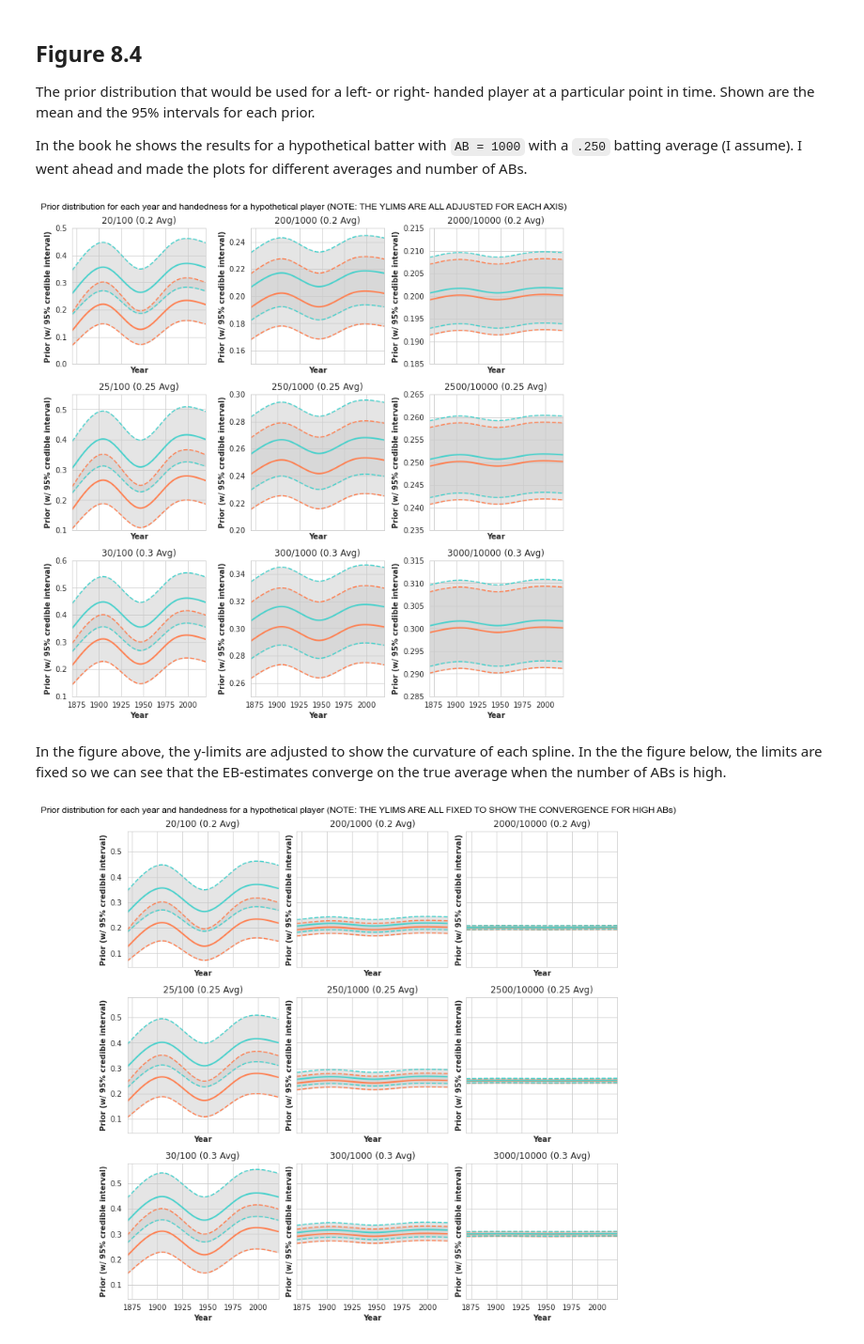
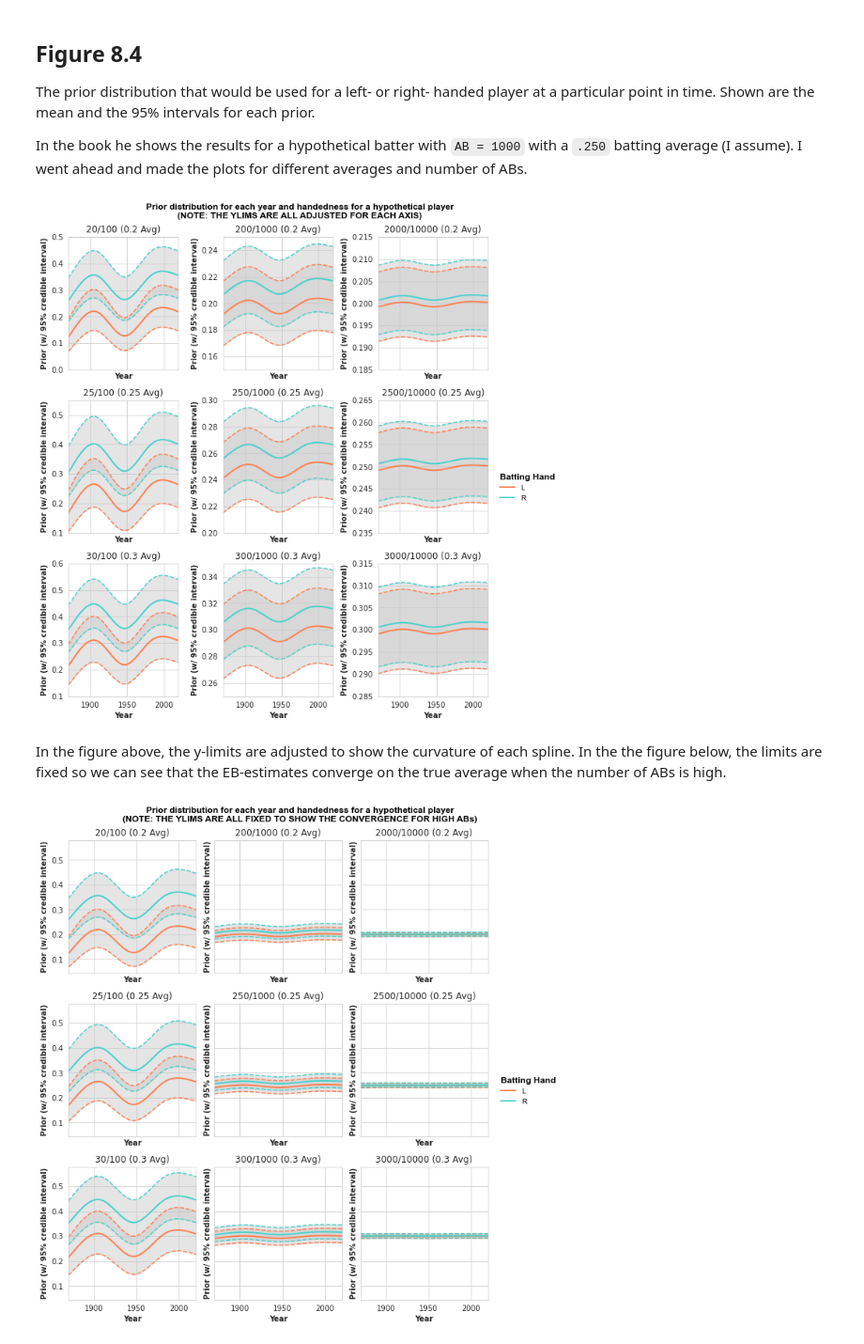
Before and after one commit to jabrantley/EmpiricalBayes-Baseball, a Jupyter notebook: Chapter8-EmpericalBayesHierarchicalModeling.ipynb, the cells around one changed output. Shown: that part at 94% size. Cells and saved outputs as stored; diff of their text form; code cells hidden in the pictures.

Commit message:
ch 8 add legend

```diff
--- a/Chapter8-EmpericalBayesHierarchicalModeling.ipynb
+++ b/Chapter8-EmpericalBayesHierarchicalModeling.ipynb
@@ -549,7 +549,7 @@ with sns.axes_style("whitegrid"):
             # Get credible intervals as list of tuples
             credible_intervals   = np.abs(group.loc[:,["cred_low_diff","cred_high_diff"]].transpose().to_numpy())
             thisax.fill_between(group.loc[:,"Year"],group.loc[:,"cred_low"], group.loc[:,"cred_high"],color=3*[.8],alpha=0.5)
-            thisax.plot(group.loc[:,"Year"],group.loc[:,"eb_estimate_year"],color=clr,lw=2)
+            thisax.plot(group.loc[:,"Year"],group.loc[:,"eb_estimate_year"],color=clr,lw=2,label=name)
             thisax.plot(group.loc[:,"Year"],group.loc[:,"cred_high"],color=clr,linestyle='--')
             thisax.plot(group.loc[:,"Year"],group.loc[:,"cred_low"],color=clr,linestyle='--')
 
@@ -562,10 +562,13 @@ with sns.axes_style("whitegrid"):
         thisax.set_xlabel("Year",fontweight="bold")
         thisax.set_title("{}/{} ({} Avg)".format(int(aa*bb),bb,aa))
 
-fig.suptitle("Prior distribution for each year and handedness for a hypothetical player (NOTE: THE YLIMS ARE ALL ADJUSTED FOR EACH AXIS)")
+ax[1,2].legend(frameon=False,loc='upper left',bbox_to_anchor=(1.05,.5))
+ax[1,2].get_legend().set_title("Batting Hand",prop = {'size':12,'weight': "bold"})
+ax[1,2].get_legend()._legend_box.align = "left"
+fig.suptitle("Prior distribution for each year and handedness for a hypothetical player\n(NOTE: THE YLIMS ARE ALL ADJUSTED FOR EACH AXIS)",fontweight="bold")
 plt.tight_layout()
 # %% [output]
-[figure, old version]
+[figure, new version]
 # %% [markdown]
 In the figure above, the y-limits are adjusted to show the curvature of each spline. In the the figure below, the limits are fixed so we can see that the EB-estimates converge on the true average when the number of ABs is high.
 # %%
@@ -585,33 +588,36 @@ with sns.axes_style("whitegrid"):
         # Define batter
         batter = pd.DataFrame({"Year": np.concatenate([YEAR,YEAR]), "AB":[bb]*2*len(YEAR), "Avg": len(YEAR)*2*[aa], "H": [aa*bb]*2*len(YEAR), "Bats": len(YEAR)*["R"] + len(YEAR)*["L"],"bats_R": len(YEAR)*[1] + len(YEAR)*[0],"bats_L": len(YEAR)*[0] + len(YEAR)*[1],"bats_B": len(YEAR)*[0] + len(YEAR)*[0]})
         # Add spline data
         batter = pd.concat([batter,basis_data],axis=1)
         # Add new EB estimate
         batter = batter.apply(lambda row: new_eb_estimate(row,result.x,col_names=["alpha0_year","beta0_year","alpha1_year","beta1_year","eb_estimate_year"]),axis=1)
         # Add confidence intervals
         batter = batter.apply(lambda row: get_credible_intervals(row),axis=1)
         # Group by batting hand
         grouped = batter.groupby(by="Bats")
 
         for (G,clr) in zip(grouped,['coral','mediumturquoise']):
             # get group
             name, group = G
             # Get credible intervals as list of tuples
             credible_intervals   = np.abs(group.loc[:,["cred_low_diff","cred_high_diff"]].transpose().to_numpy())
             thisax.fill_between(group.loc[:,"Year"],group.loc[:,"cred_low"], group.loc[:,"cred_high"],color=3*[.8],alpha=0.5)
-            thisax.plot(group.loc[:,"Year"],group.loc[:,"eb_estimate_year"],color=clr,lw=2)
+            thisax.plot(group.loc[:,"Year"],group.loc[:,"eb_estimate_year"],color=clr,lw=2,label=name)
             thisax.plot(group.loc[:,"Year"],group.loc[:,"cred_high"],color=clr,linestyle='--')
             thisax.plot(group.loc[:,"Year"],group.loc[:,"cred_low"],color=clr,linestyle='--')
 
         # # Clean up
         thisax.set_yticks([.1, .2,.3,.4,.5])
         thisax.set_xlim(bd.Decade.min(),bd.Decade.max())
         # thisax.set_xticks(sorted(bd.Decade.unique()))
         thisax.set_ylabel("Prior (w/ 95% credible interval)",fontweight="bold")
         thisax.set_xlabel("Year",fontweight="bold")
         thisax.set_title("{}/{} ({} Avg)".format(int(aa*bb),bb,aa))
 
-fig.suptitle("Prior distribution for each year and handedness for a hypothetical player (NOTE: THE YLIMS ARE ALL FIXED TO SHOW THE CONVERGENCE FOR HIGH ABs)")
+ax[1,2].legend(frameon=False,loc='upper left',bbox_to_anchor=(1.05,.5))
+ax[1,2].get_legend().set_title("Batting Hand",prop = {'size':12,'weight': "bold"})
+ax[1,2].get_legend()._legend_box.align = "left"
+fig.suptitle("Prior distribution for each year and handedness for a hypothetical player\n(NOTE: THE YLIMS ARE ALL FIXED TO SHOW THE CONVERGENCE FOR HIGH ABs)",fontweight="bold")
 plt.tight_layout()
 # %% [output]
-[figure, old version]
+[figure, new version]
```
